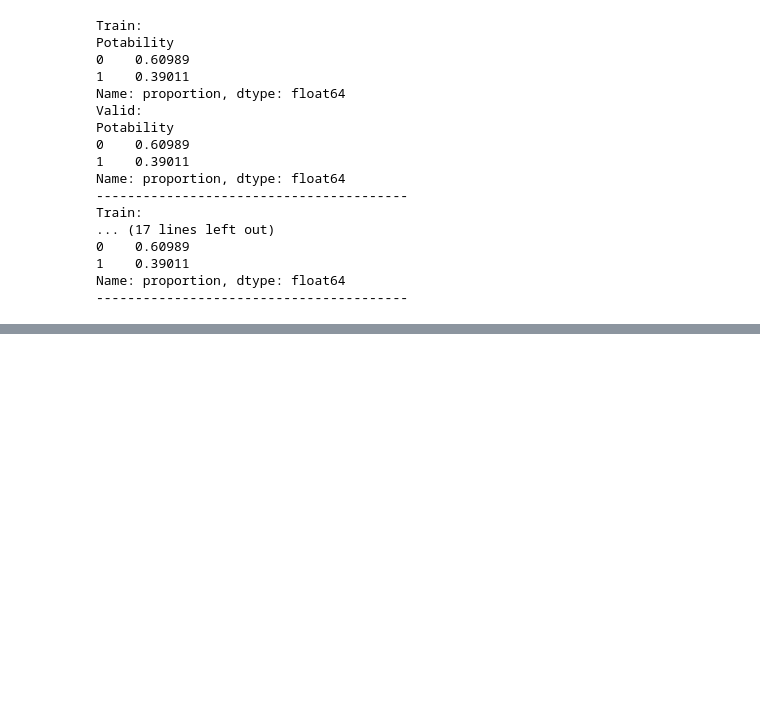
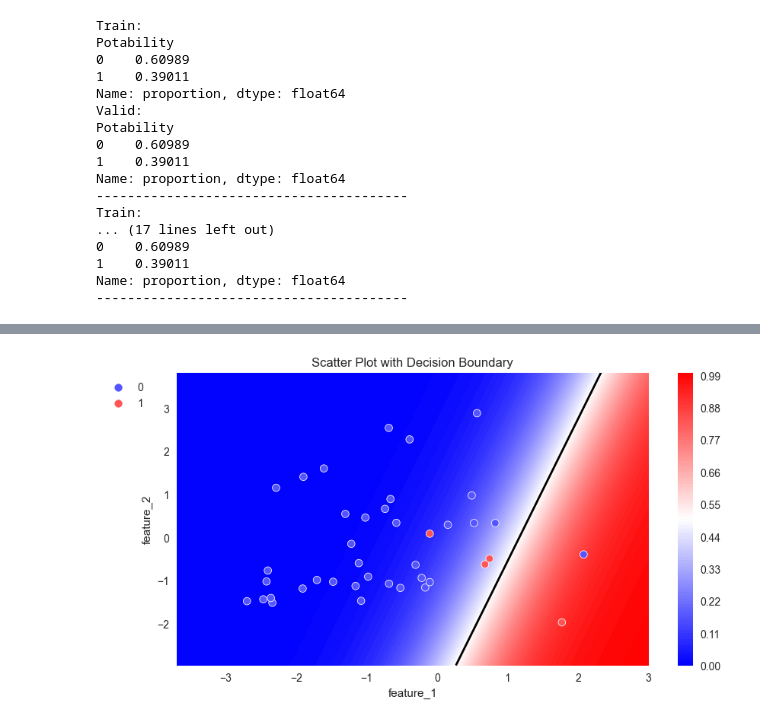
Before and after one commit to DenisBaburin/ds_school_148, a Jupyter notebook: DS_school/ML basics/ML-5_Валидация данных и оценка моделей/ML-5_Валидация данных и оценка моделей_теория.ipynb, the cells around one changed output, grey strips where cells are left out. Saved outputs shown, nothing was run; the diff lists cells and outputs as text; code cells hidden in the pictures; blank space fills up the shorter version.

```diff
--- a/DS_school/ML basics/ML-5_Валидация данных и оценка моделей/ML-5_Валидация данных и оценка моделей_теория.ipynb
+++ b/DS_school/ML basics/ML-5_Валидация данных и оценка моделей/ML-5_Валидация данных и оценка моделей_теория.ipynb
@@ -258,0 +373,4 @@ Name: proportion, dtype: float64
+# %%
+plot_probabilities_2d(X_valid, y_valid, model)
+# %% [output]
+[figure, added]
```
Also changed, not shown: parts of 22 cells of this notebook.
